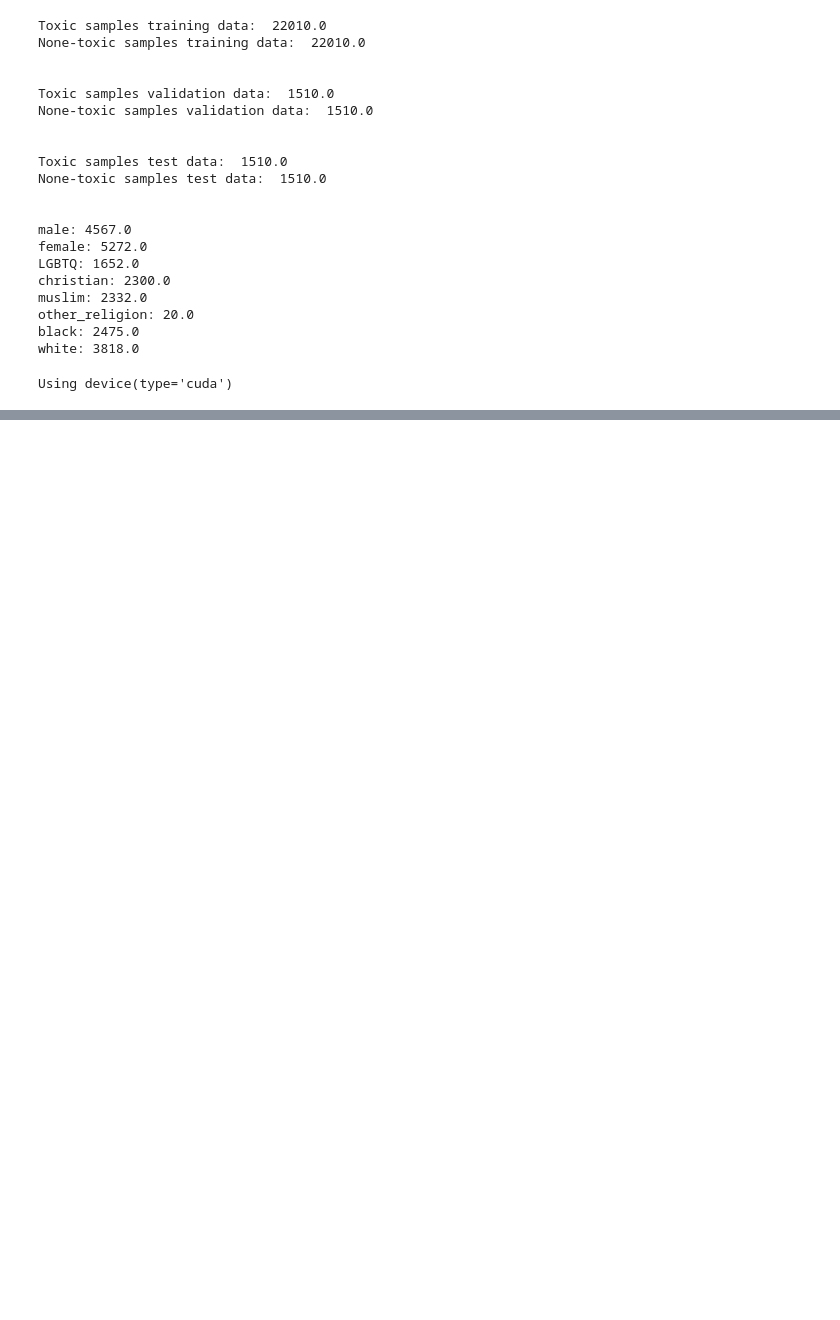
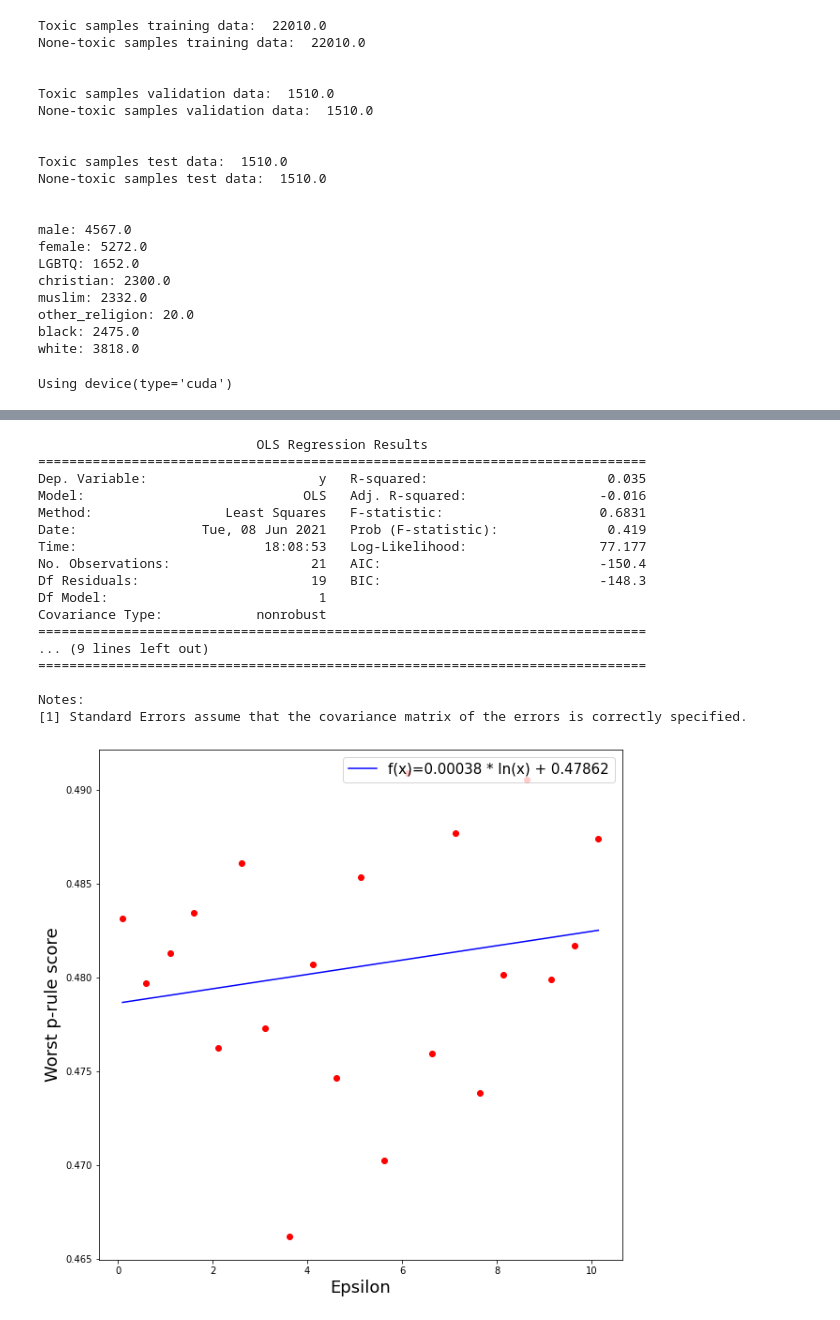
Before and after one commit to ramuld12/bachelorThesis, a Jupyter notebook: Fully-Connected Linear Network Privacy.ipynb, the cells around one changed output, grey strips where cells are left out. Drawn from its saved outputs; the diff is of its cells as text; code cells hidden in the pictures; blank space fills up the shorter version.

```diff
--- a/Fully-Connected Linear Network Privacy.ipynb
+++ b/Fully-Connected Linear Network Privacy.ipynb
@@ -412,0 +685,39 @@ false_negatives 4790
+# %%
+# PLOT OFFICIAL P-RULE MIN
+m, b = np.polyfit(epsilons, pRuleMinArr, 1)
+
+X2 = sm.add_constant(epsilons)
+est = sm.OLS(pRuleMinArr, X2)
+est2 = est.fit()
+print(est2.summary())
+
+plt.figure(figsize=(10,10))
+plt.scatter(epsilons, pRuleMinArr, color='r')
+plt.plot(epsilons, m*epsilons + b, color='b', label='f(x)='+"{:.5f}".format(m)+' * ln(x) + '+ "{:.5f}".format(b))
+plt.xlabel("Epsilon", fontsize=18)
+plt.ylabel("Worst p-rule score", fontsize=18)
+
+#plt.text(18, min(pRuleMinArr),'statistically significant with P ≤ 0.001', fontsize=15,  color='black',style='italic', bbox={'facecolor': 'grey', 'alpha': 0.01, 'pad': 5})
+
+plt.legend(loc="upper right", fontsize=15)
+plt.savefig('PCAOfficialMin.png', bbox_inches='tight')
+plt.show()
+# %% [output]
+                            OLS Regression Results
+==============================================================================
+Dep. Variable:                      y   R-squared:                       0.035
+Model:                            OLS   Adj. R-squared:                 -0.016
+Method:                 Least Squares   F-statistic:                    0.6831
+Date:                Tue, 08 Jun 2021   Prob (F-statistic):              0.419
+Time:                        18:08:53   Log-Likelihood:                 77.177
+No. Observations:                  21   AIC:                            -150.4
+Df Residuals:                      19   BIC:                            -148.3
+Df Model:                           1
+Covariance Type:            nonrobust
+==============================================================================
+... (9 lines left out)
+==============================================================================
+
+Notes:
+[1] Standard Errors assume that the covariance matrix of the errors is correctly specified.
+[figure, added]
```
Also changed, not shown: parts of 18 cells of this notebook, 10 other files.
